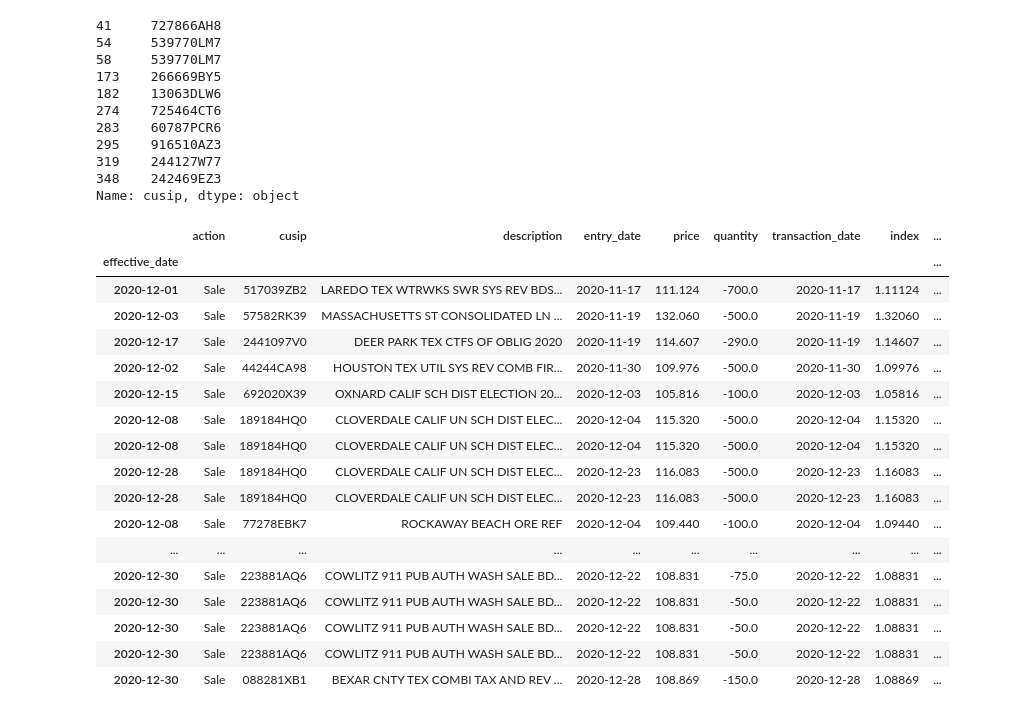
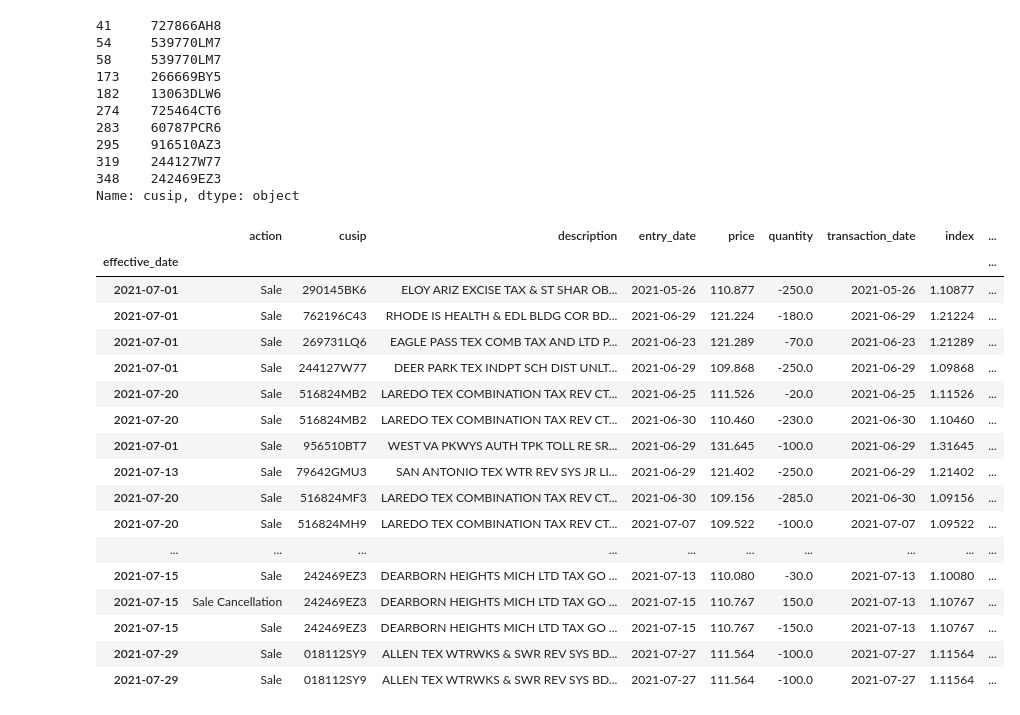
Before and after one commit to albertopuentes/small-side-projects, a Jupyter notebook: Sample_Trade_History_Monitor.ipynb, the cells around one changed output. Drawn from its saved outputs; the diff is of its cells as text; code cells hidden in the pictures.

```diff
--- a/Sample_Trade_History_Monitor.ipynb
+++ b/Sample_Trade_History_Monitor.ipynb
@@ -447,23 +463,23 @@ trades[trades.action == 'Sale Cancellation']['cusip']
 Name: cusip, dtype: object
 # %%
 # Reviewing January 2021 trades by trade date
-calc.loc['2020-12']
+calc.loc['2021-07']
 # %% [output]
 |  | action | cusip | description | entry_date | price | quantity | transaction_date | index | ... |
 | effective_date |  |  |  |  |  |  |  |  | ... |
-| 2020-12-01 | Sale | 517039ZB2 | LAREDO TEX WTRWKS SWR SYS REV BDS... | 2020-11-17 | 111.124 | -700.0 | 2020-11-17 | 1.11124 | ... |
-| 2020-12-03 | Sale | 57582RK39 | MASSACHUSETTS ST CONSOLIDATED LN ... | 2020-11-19 | 132.060 | -500.0 | 2020-11-19 | 1.32060 | ... |
-| 2020-12-17 | Sale | 2441097V0 | DEER PARK TEX CTFS OF OBLIG 2020 | 2020-11-19 | 114.607 | -290.0 | 2020-11-19 | 1.14607 | ... |
-| 2020-12-02 | Sale | 44244CA98 | HOUSTON TEX UTIL SYS REV COMB FIR... | 2020-11-30 | 109.976 | -500.0 | 2020-11-30 | 1.09976 | ... |
-| 2020-12-15 | Sale | 692020X39 | OXNARD CALIF SCH DIST ELECTION 20... | 2020-12-03 | 105.816 | -100.0 | 2020-12-03 | 1.05816 | ... |
-| 2020-12-08 | Sale | 189184HQ0 | CLOVERDALE CALIF UN SCH DIST ELEC... | 2020-12-04 | 115.320 | -500.0 | 2020-12-04 | 1.15320 | ... |
-| 2020-12-08 | Sale | 189184HQ0 | CLOVERDALE CALIF UN SCH DIST ELEC... | 2020-12-04 | 115.320 | -500.0 | 2020-12-04 | 1.15320 | ... |
-| 2020-12-28 | Sale | 189184HQ0 | CLOVERDALE CALIF UN SCH DIST ELEC... | 2020-12-23 | 116.083 | -500.0 | 2020-12-23 | 1.16083 | ... |
-| 2020-12-28 | Sale | 189184HQ0 | CLOVERDALE CALIF UN SCH DIST ELEC... | 2020-12-23 | 116.083 | -500.0 | 2020-12-23 | 1.16083 | ... |
-| 2020-12-08 | Sale | 77278EBK7 | ROCKAWAY BEACH ORE REF | 2020-12-04 | 109.440 | -100.0 | 2020-12-04 | 1.09440 | ... |
+| 2021-07-01 | Sale | 290145BK6 | ELOY ARIZ EXCISE TAX & ST SHAR OB... | 2021-05-26 | 110.877 | -250.0 | 2021-05-26 | 1.10877 | ... |
+| 2021-07-01 | Sale | 762196C43 | RHODE IS HEALTH & EDL BLDG COR BD... | 2021-06-29 | 121.224 | -180.0 | 2021-06-29 | 1.21224 | ... |
+| 2021-07-01 | Sale | 269731LQ6 | EAGLE PASS TEX COMB TAX AND LTD P... | 2021-06-23 | 121.289 | -70.0 | 2021-06-23 | 1.21289 | ... |
+| 2021-07-01 | Sale | 244127W77 | DEER PARK TEX INDPT SCH DIST UNLT... | 2021-06-29 | 109.868 | -250.0 | 2021-06-29 | 1.09868 | ... |
+| 2021-07-20 | Sale | 516824MB2 | LAREDO TEX COMBINATION TAX REV CT... | 2021-06-25 | 111.526 | -20.0 | 2021-06-25 | 1.11526 | ... |
+| 2021-07-20 | Sale | 516824MB2 | LAREDO TEX COMBINATION TAX REV CT... | 2021-06-30 | 110.460 | -230.0 | 2021-06-30 | 1.10460 | ... |
+| 2021-07-01 | Sale | 956510BT7 | WEST VA PKWYS AUTH TPK TOLL RE SR... | 2021-06-29 | 131.645 | -100.0 | 2021-06-29 | 1.31645 | ... |
+| 2021-07-13 | Sale | 79642GMU3 | SAN ANTONIO TEX WTR REV SYS JR LI... | 2021-06-29 | 121.402 | -250.0 | 2021-06-29 | 1.21402 | ... |
+| 2021-07-20 | Sale | 516824MF3 | LAREDO TEX COMBINATION TAX REV CT... | 2021-06-30 | 109.156 | -285.0 | 2021-06-30 | 1.09156 | ... |
+| 2021-07-20 | Sale | 516824MH9 | LAREDO TEX COMBINATION TAX REV CT... | 2021-07-07 | 109.522 | -100.0 | 2021-07-07 | 1.09522 | ... |
 | ... | ... | ... | ... | ... | ... | ... | ... | ... | ... |
-| 2020-12-30 | Sale | 223881AQ6 | COWLITZ 911 PUB AUTH WASH SALE BD... | 2020-12-22 | 108.831 | -75.0 | 2020-12-22 | 1.08831 | ... |
-| 2020-12-30 | Sale | 223881AQ6 | COWLITZ 911 PUB AUTH WASH SALE BD... | 2020-12-22 | 108.831 | -50.0 | 2020-12-22 | 1.08831 | ... |
-| 2020-12-30 | Sale | 223881AQ6 | COWLITZ 911 PUB AUTH WASH SALE BD... | 2020-12-22 | 108.831 | -50.0 | 2020-12-22 | 1.08831 | ... |
-| 2020-12-30 | Sale | 223881AQ6 | COWLITZ 911 PUB AUTH WASH SALE BD... | 2020-12-22 | 108.831 | -50.0 | 2020-12-22 | 1.08831 | ... |
-| 2020-12-30 | Sale | 088281XB1 | BEXAR CNTY TEX COMBI TAX AND REV ... | 2020-12-28 | 108.869 | -150.0 | 2020-12-28 | 1.08869 | ... |
+| 2021-07-15 | Sale | 242469EZ3 | DEARBORN HEIGHTS MICH LTD TAX GO ... | 2021-07-13 | 110.080 | -30.0 | 2021-07-13 | 1.10080 | ... |
+| 2021-07-15 | Sale Cancellation | 242469EZ3 | DEARBORN HEIGHTS MICH LTD TAX GO ... | 2021-07-15 | 110.767 | 150.0 | 2021-07-13 | 1.10767 | ... |
+| 2021-07-15 | Sale | 242469EZ3 | DEARBORN HEIGHTS MICH LTD TAX GO ... | 2021-07-15 | 110.767 | -150.0 | 2021-07-13 | 1.10767 | ... |
+| 2021-07-29 | Sale | 018112SY9 | ALLEN TEX WTRWKS & SWR REV SYS BD... | 2021-07-27 | 111.564 | -100.0 | 2021-07-27 | 1.11564 | ... |
+| 2021-07-29 | Sale | 018112SY9 | ALLEN TEX WTRWKS & SWR REV SYS BD... | 2021-07-27 | 111.564 | -100.0 | 2021-07-27 | 1.11564 | ... |
```
Also changed, not shown: parts of 5 cells of this notebook.
